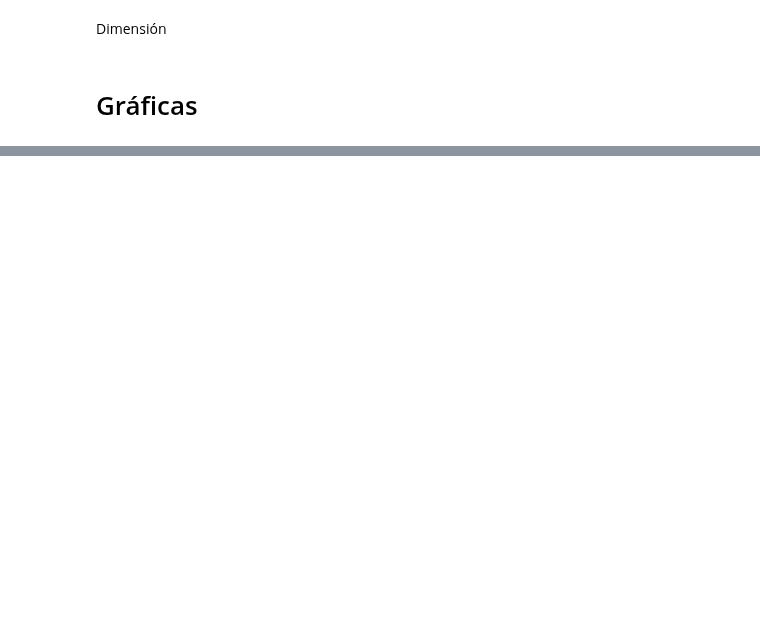
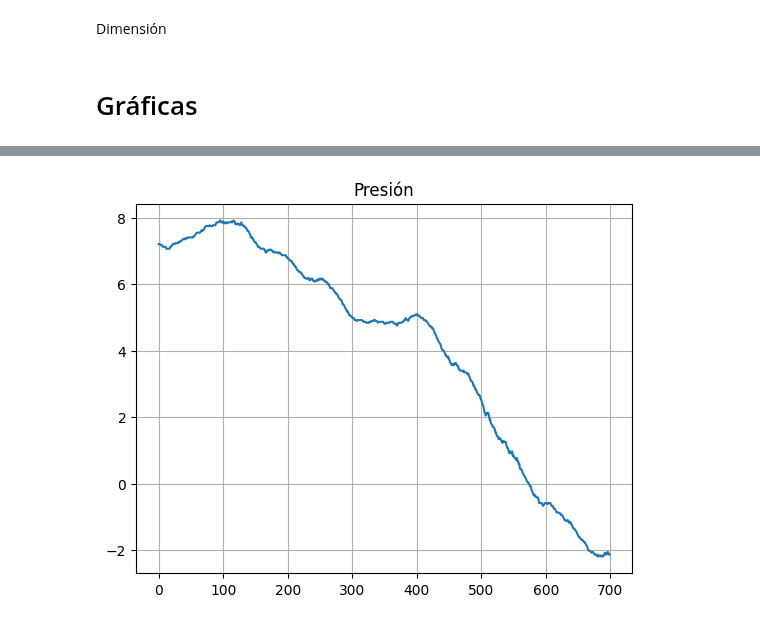
Before and after one commit to sagomeza1/TG, a Jupyter notebook: notebook/eda_bruselas.ipynb, the cells around one changed output, grey strips where cells are left out. Cells and saved outputs as stored; diff of their text form; code cells hidden in the pictures; blank space fills up the shorter version.

Commit message:
se cargan las imagenes de Bmanga

```diff
--- a/notebook/eda_bruselas.ipynb
+++ b/notebook/eda_bruselas.ipynb
@@ -345,0 +394,7 @@ plt.show()
+# %%
+plt.plot(P_WS[2,:700])
+plt.title("Presión")
+plt.grid()
+plt.show()
+# %% [output]
+[figure, added]
```
Also changed, not shown: parts of 12 cells of this notebook, 1 other file.
